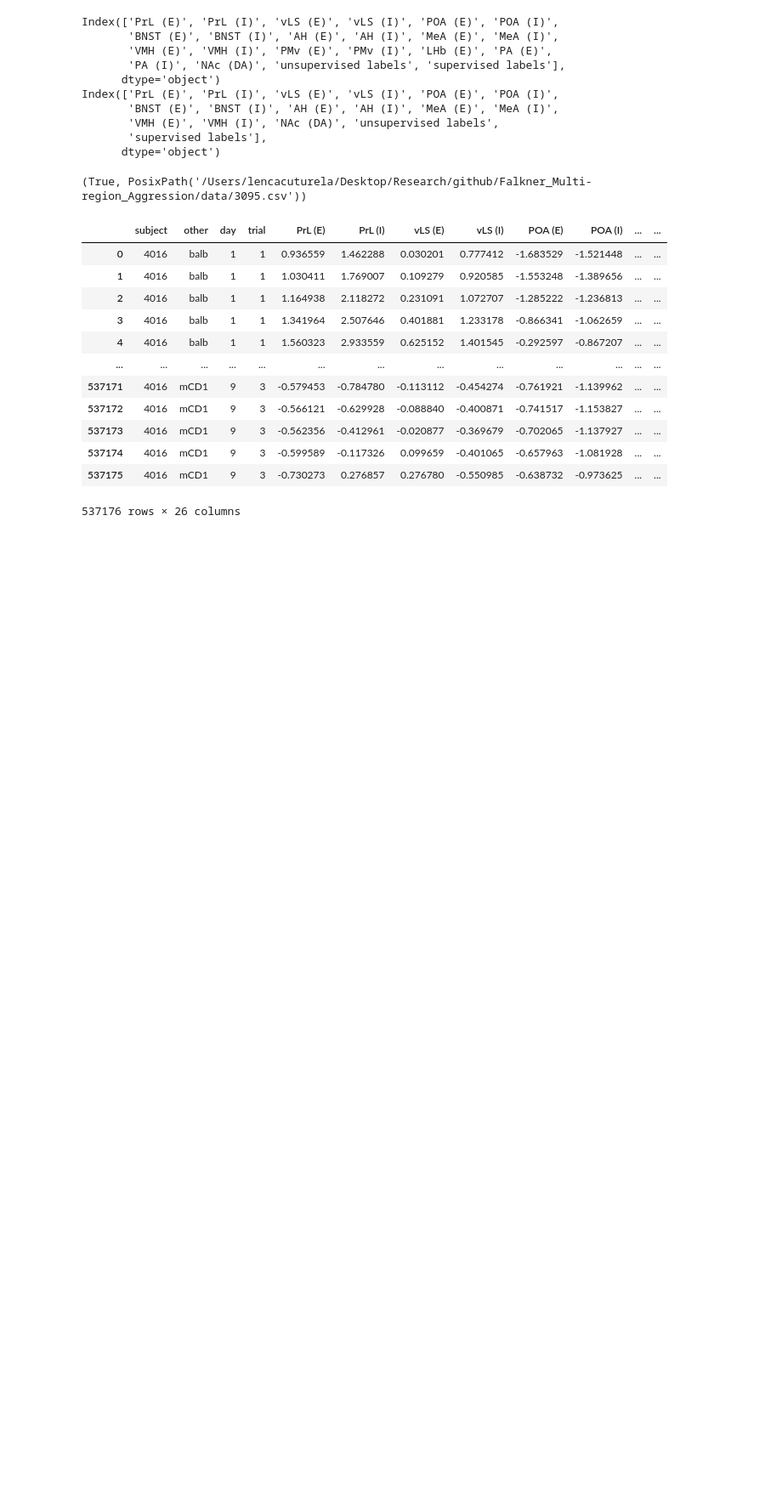
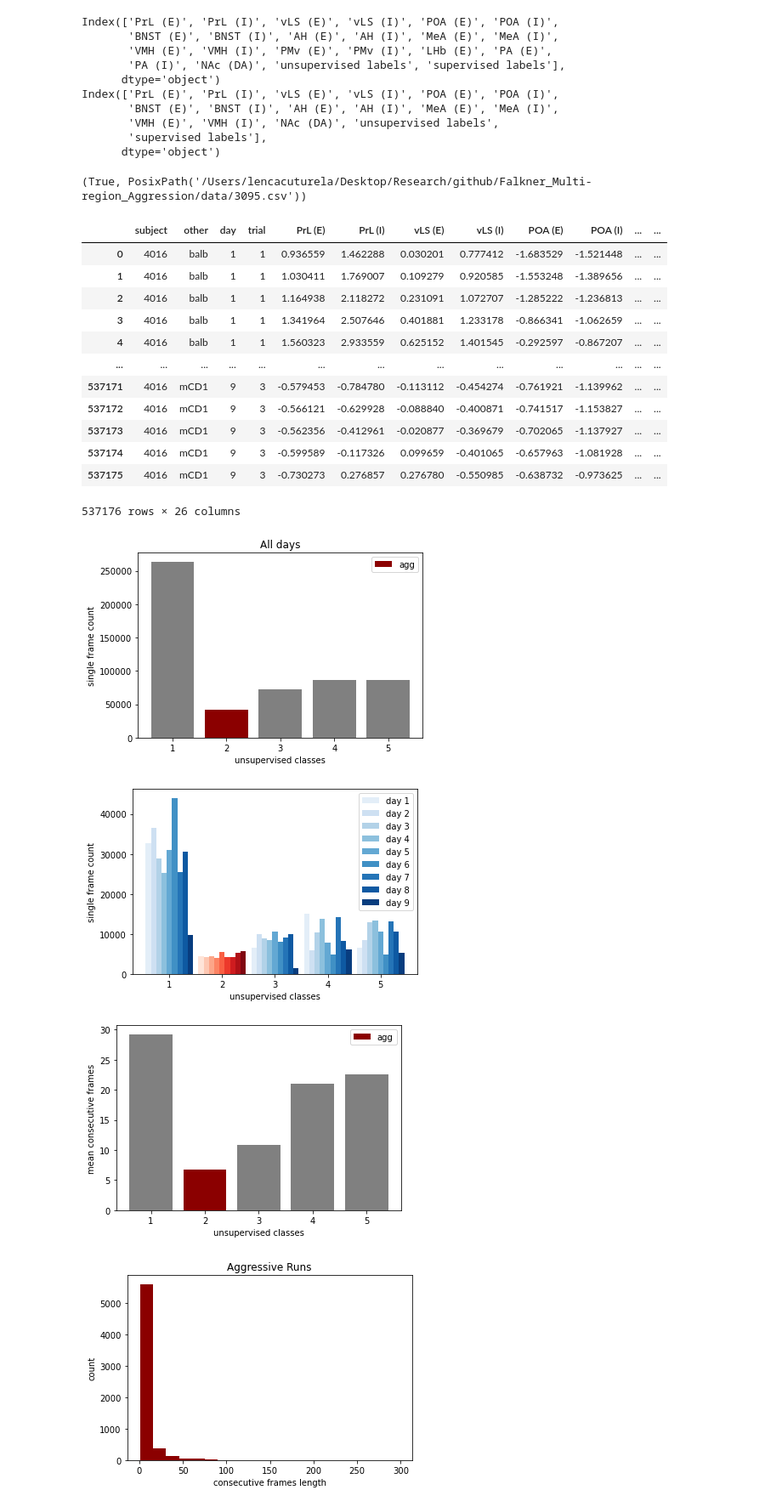
Before and after one commit to lenca56/Falkner_Multi-region_Aggression, a Jupyter notebook: code/ExploratoryAnalysis.ipynb, the cells around one changed output. Shown: that part at 85% size. Saved outputs shown, nothing was run; the diff lists cells and outputs as text; code cells hidden in the pictures; blank space fills up the shorter version.

Commit message:
behavior distribution plots

```diff
--- a/code/ExploratoryAnalysis.ipynb
+++ b/code/ExploratoryAnalysis.ipynb
@@ -51,3 +52,10 @@ load_and_wrangle(mouseId=4016, path=None, overwrite=False)
 | 537174 | 4016 | mCD1 | 9 | 3 | -0.599589 | -0.117326 | 0.099659 | -0.401065 | -0.657963 | -1.081928 | ... | ... |
 | 537175 | 4016 | mCD1 | 9 | 3 | -0.730273 | 0.276857 | 0.276780 | -0.550985 | -0.638732 | -0.973625 | ... | ... |
 537176 rows × 26 columns
+# %%
+behaviorDistributions(mouseId=3095,path=None,type='unsupervised')
+# %% [output]
+[figure, added]
+[figure, added]
+[figure, added]
+[figure, added]
```
Also changed, not shown: parts of 4 cells of this notebook, 2 other files.
